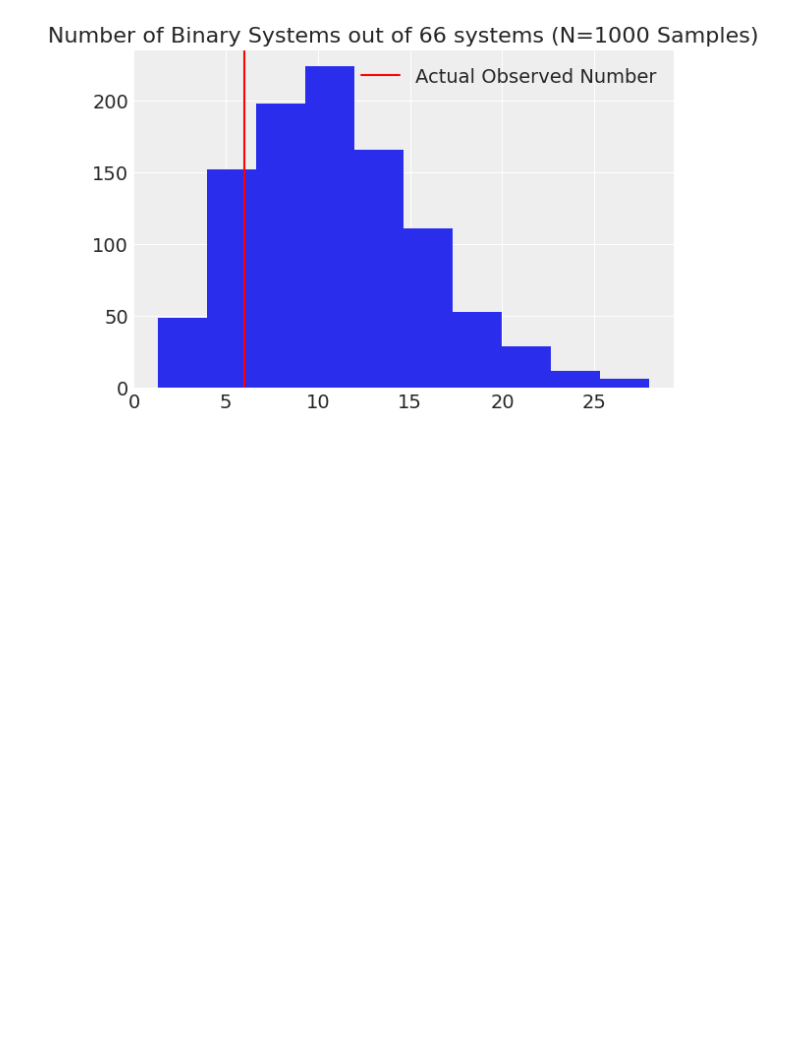
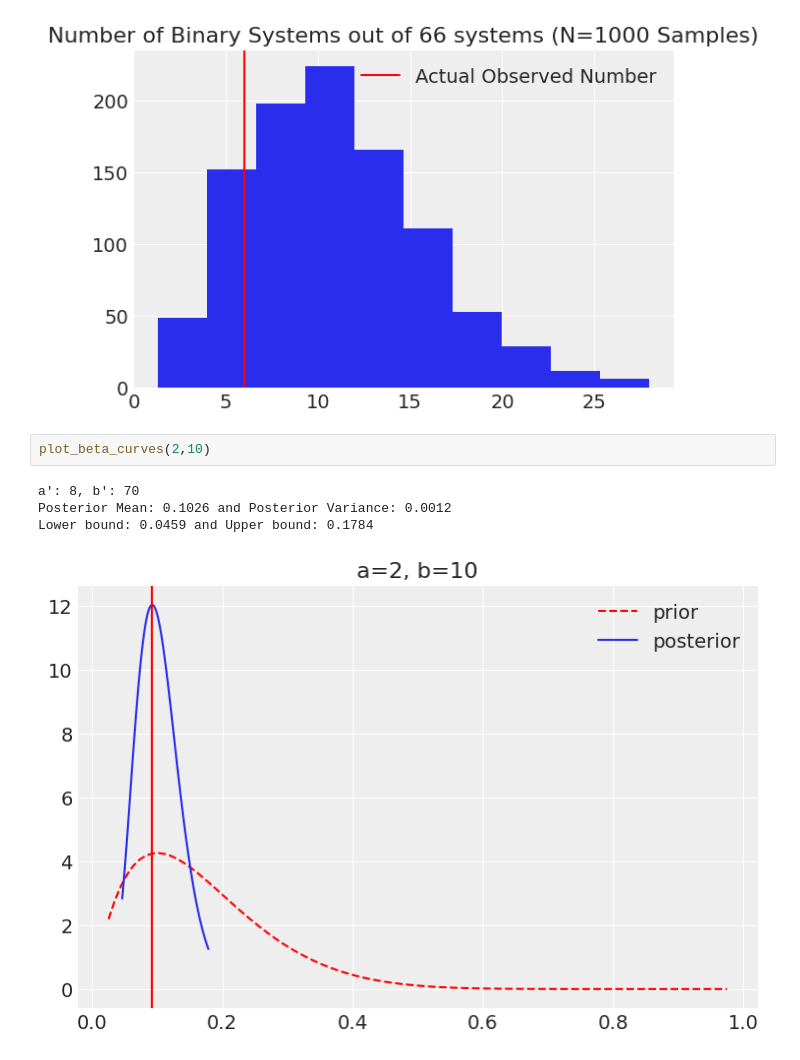
Before and after one commit to Raghuram-Veeramallu/Bayesian-Astrostat, a Jupyter notebook: Project 1/Project1_Group3.ipynb, the cells around one changed output. Cells and saved outputs as stored; diff of their text form; blank space fills up the shorter version.

```diff
--- a/Project 1/Project1_Group3.ipynb
+++ b/Project 1/Project1_Group3.ipynb
@@ -320,3 +320,10 @@ prior_pred(4,20,1000)
 # %% [output]
 (10.287878787878787, 8.415518824609734)
 [figure]
+# %%
+plot_beta_curves(2,10)
+# %% [output]
+a': 8, b': 70
+Posterior Mean: 0.1026 and Posterior Variance: 0.0012
+Lower bound: 0.0459 and Upper bound: 0.1784
+[figure, added]
```
Also changed, not shown: parts of 1 cell of this notebook.
